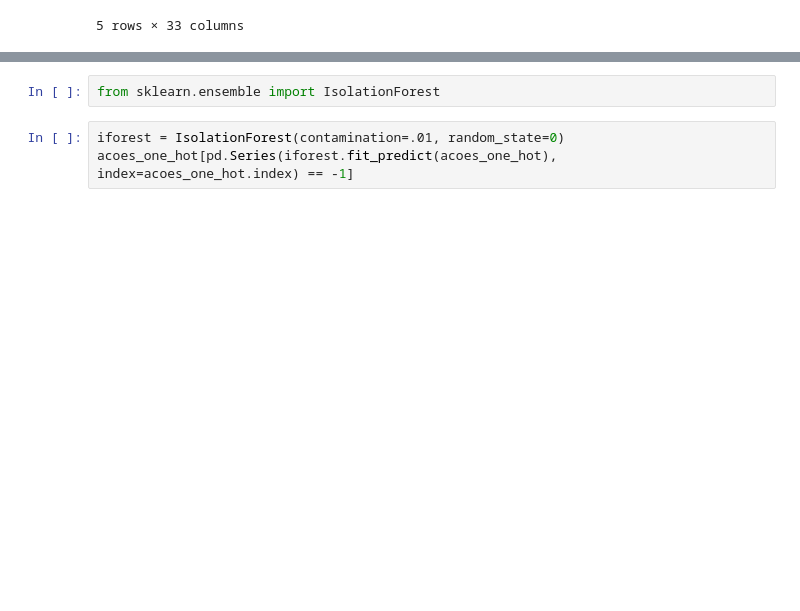
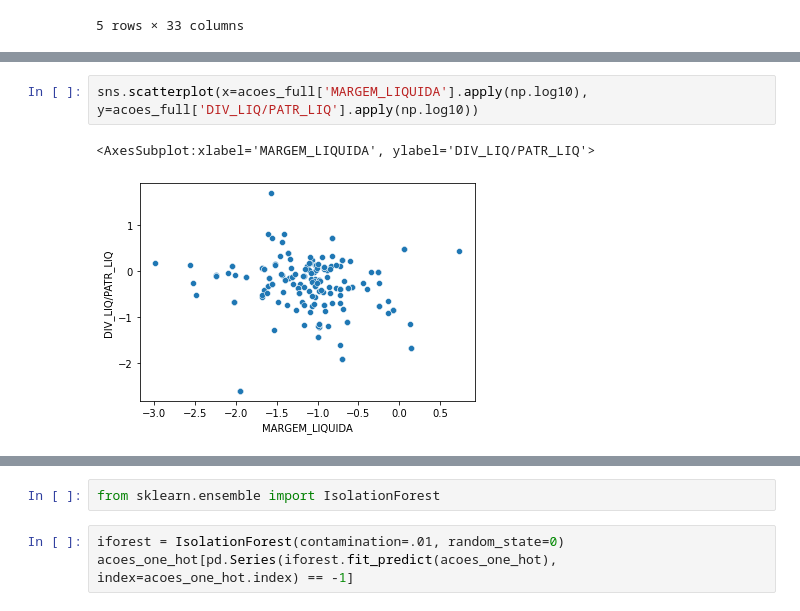
Before and after one commit to AdilsonAngelo/IF697-2020.3, a Jupyter notebook: notebooks/b3.ipynb, the cells around one changed output, grey strips where cells are left out. Saved outputs shown, nothing was run; the diff lists cells and outputs as text; blank space fills up the shorter version.

```diff
--- a/notebooks/b3.ipynb
+++ b/notebooks/b3.ipynb
@@ -365,0 +403,5 @@ acoes_full.head()
+# %%
+sns.scatterplot(x=acoes_full['MARGEM_LIQUIDA'].apply(np.log10), y=acoes_full['DIV_LIQ/PATR_LIQ'].apply(np.log10))
+# %% [output]
+<AxesSubplot:xlabel='MARGEM_LIQUIDA', ylabel='DIV_LIQ/PATR_LIQ'>
+[figure, added]
```
Also changed, not shown: parts of 22 cells of this notebook.
